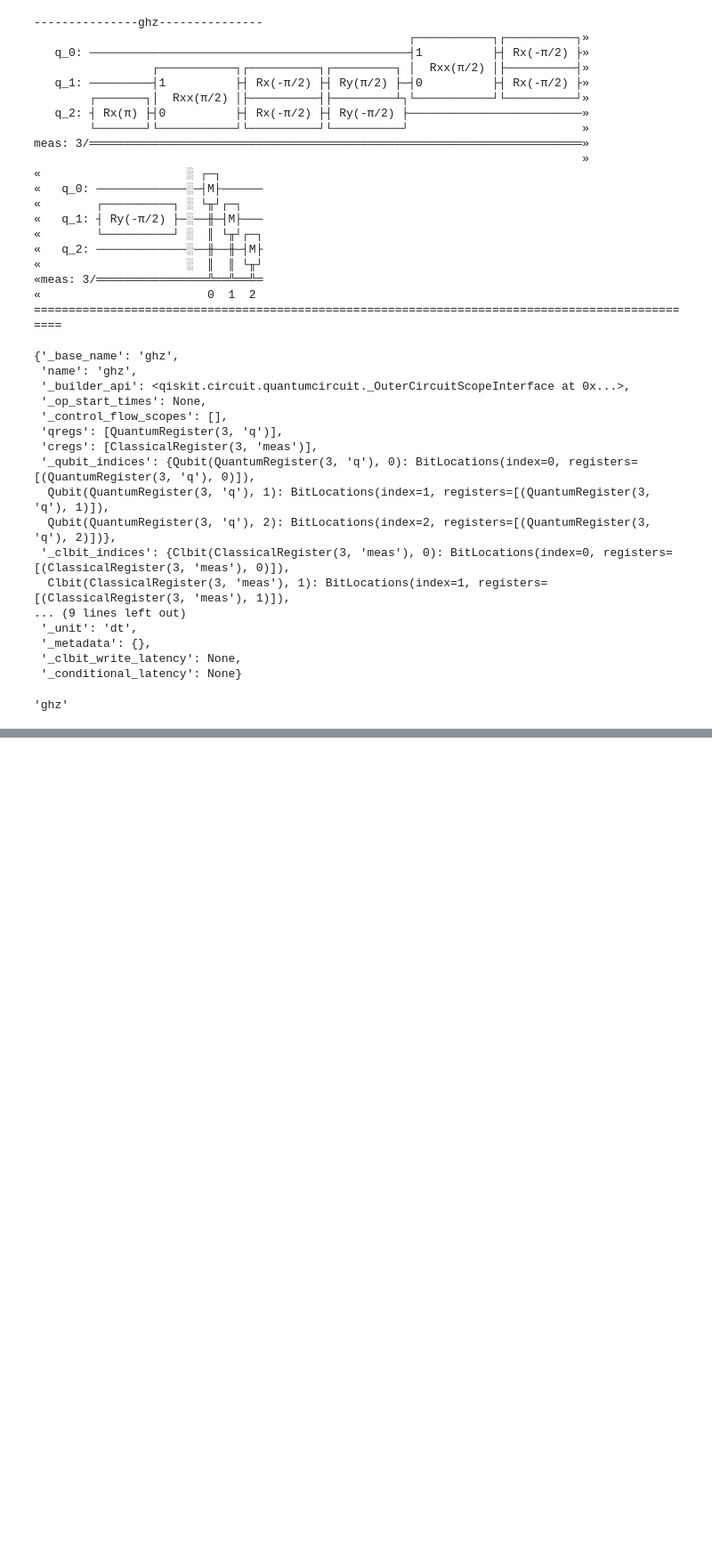
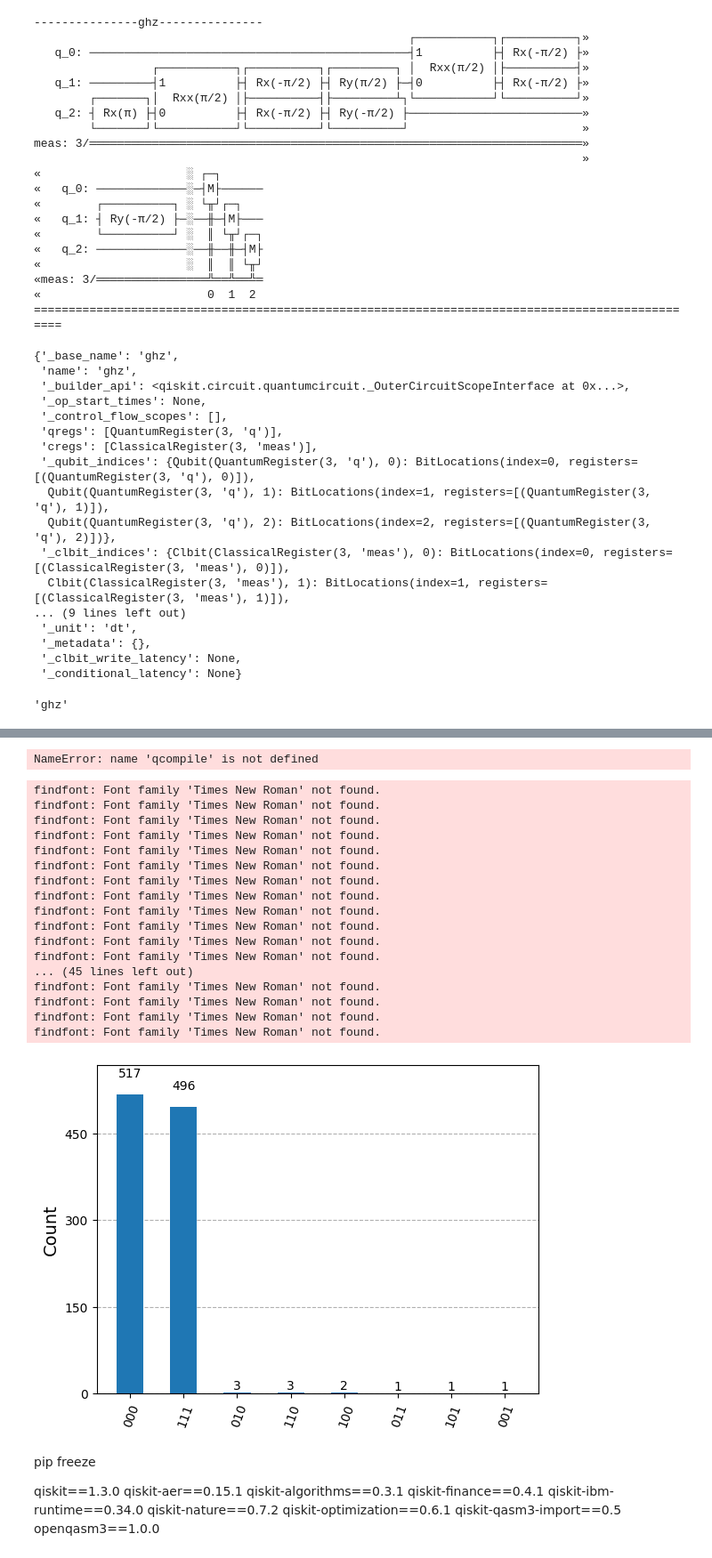
Before and after one commit to vandnaChaturvedi/MQT_poc, a Jupyter notebook: metadata_ method1.ipynb, the cells around one changed output, grey strips where cells are left out. Shown at 89% size. Saved outputs shown, nothing was run; the diff lists cells and outputs as text; code cells hidden in the pictures; blank space fills up the shorter version.

```diff
--- a/metadata_ method1.ipynb
+++ b/metadata_ method1.ipynb
@@ -89,0 +167,49 @@ dir(qc)
+# %%
+# compile it using the MQT Predictor
+qcompile(qc_uncompiled)
+# %% [output]
+NameError: name 'qcompile' is not defined
+# %%
+from qiskit.providers.fake_provider import *
+from mqt import qcec
+#print(qc.draw(fold=-1))
+backend=GenericBackendV2(num_qubits=5)
+transpiled_circuit = transpile(qc, backend) # compile circuit to 5-qubit London Architecture
+#print(circ_comp.draw(fold=-1))
+# %%
+job = backend.run(transpiled_circuit)
+from qiskit.visualization import plot_histogram
+counts = job.result().get_counts()
+plot_histogram(counts, sort='value_desc')
+# %% [output]
+findfont: Font family 'Times New Roman' not found.
+findfont: Font family 'Times New Roman' not found.
+findfont: Font family 'Times New Roman' not found.
+findfont: Font family 'Times New Roman' not found.
+findfont: Font family 'Times New Roman' not found.
+findfont: Font family 'Times New Roman' not found.
+findfont: Font family 'Times New Roman' not found.
+findfont: Font family 'Times New Roman' not found.
+findfont: Font family 'Times New Roman' not found.
+findfont: Font family 'Times New Roman' not found.
+findfont: Font family 'Times New Roman' not found.
+findfont: Font family 'Times New Roman' not found.
+... (45 lines left out)
+findfont: Font family 'Times New Roman' not found.
+findfont: Font family 'Times New Roman' not found.
+findfont: Font family 'Times New Roman' not found.
+findfont: Font family 'Times New Roman' not found.
+[figure, added]
+# %% [markdown]
+
+pip freeze
+
+qiskit==1.3.0
+qiskit-aer==0.15.1
+qiskit-algorithms==0.3.1
+qiskit-finance==0.4.1
+qiskit-ibm-runtime==0.34.0
+qiskit-nature==0.7.2
+qiskit-optimization==0.6.1
+qiskit-qasm3-import==0.5
+openqasm3==1.0.0
```
Also changed, not shown: parts of 10 cells of this notebook, 8 other files.
